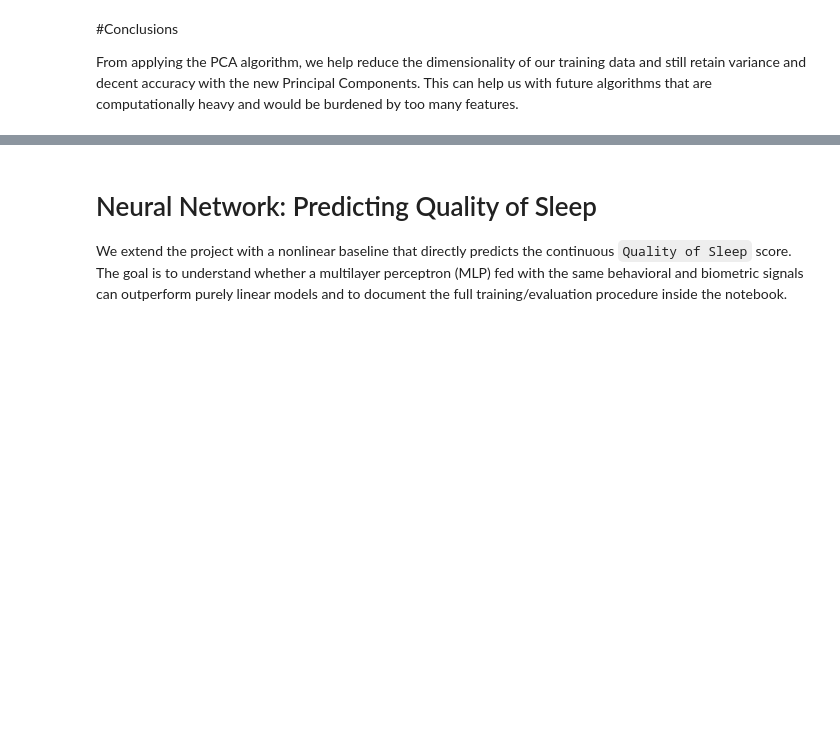
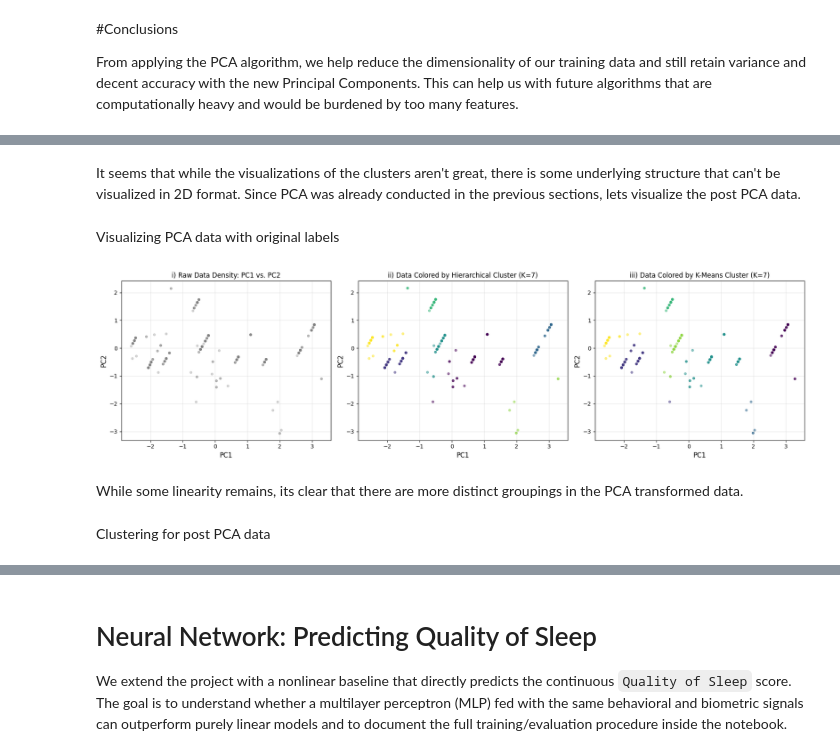
Before and after one commit to itswwong/csm148-project, a Jupyter notebook: CS148_Project.ipynb, the cells around one changed output, grey strips where cells are left out. Drawn from its saved outputs; the diff is of its cells as text; code cells hidden in the pictures; blank space fills up the shorter version.

```diff
--- a/CS148_Project.ipynb
+++ b/CS148_Project.ipynb
@@ -1165,0 +1320,47 @@ From applying the PCA algorithm, we help reduce the dimensionality of our traini
+# %% [markdown]
+It seems that while the visualizations of the clusters aren't great, there is some underlying structure that can't be visualized in 2D format. Since PCA was already conducted in the previous sections, lets visualize the post PCA data.
+# %% [markdown]
+Visualizing PCA data with original labels
+# %%
+'X-axis: PC1'
+x_index = 0
+x_feature_name = 'PC1'
+
+'Y-axis: PC2'
+y_index = 1
+y_feature_name = 'PC2'
+
+fig, plots = plt.subplots(1, 3, figsize=(18, 5))
+
+x = X_train_post_PCA_3[:, x_index]
+y = X_train_post_PCA_3[:, y_index]
+
+# Data Density
+plots[0].scatter(x, y, c='gray', alpha=0.3, s=15)
+plots[0].set_xlabel(x_feature_name, fontsize=12)
+plots[0].set_ylabel(y_feature_name, fontsize=12)
+plots[0].set_title(f'i) Raw Data Density: {x_feature_name} vs. {y_feature_name}')
+plots[0].grid(True, alpha=0.3)
+
+# Hierarchical Clusters
+plots[1].scatter(x, y, c=hierarchical_clusters, cmap='viridis', alpha=0.5, s=15)
+plots[1].set_xlabel(x_feature_name, fontsize=12)
+plots[1].set_ylabel(y_feature_name, fontsize=12)
+plots[1].set_title('ii) Data Colored by Hierarchical Cluster (K=7)')
+plots[1].grid(True, alpha=0.3)
+
+# K-Means Clusters
+plots[2].scatter(x, y, c=kmeans_clusters, cmap='viridis', alpha=0.5, s=15)
+plots[2].set_xlabel(x_feature_name, fontsize=12)
+plots[2].set_ylabel(y_feature_name, fontsize=12)
+plots[2].set_title('iii) Data Colored by K-Means Cluster (K=7)')
+plots[2].grid(True, alpha=0.3)
+
+plt.tight_layout()
+plt.show()
+# %% [output]
+[figure, added]
+# %% [markdown]
+While some linearity remains, its clear that there are more distinct groupings in the PCA transformed data.
+# %% [markdown]
+Clustering for post PCA data
```
Also changed, not shown: parts of 25 cells of this notebook.
